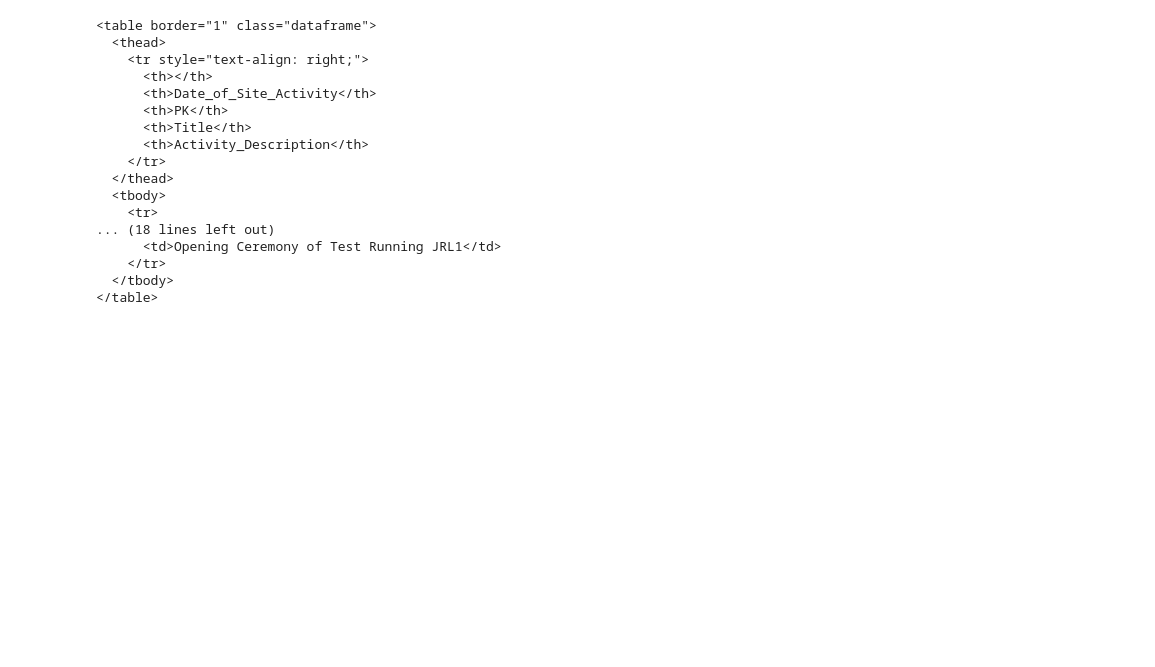
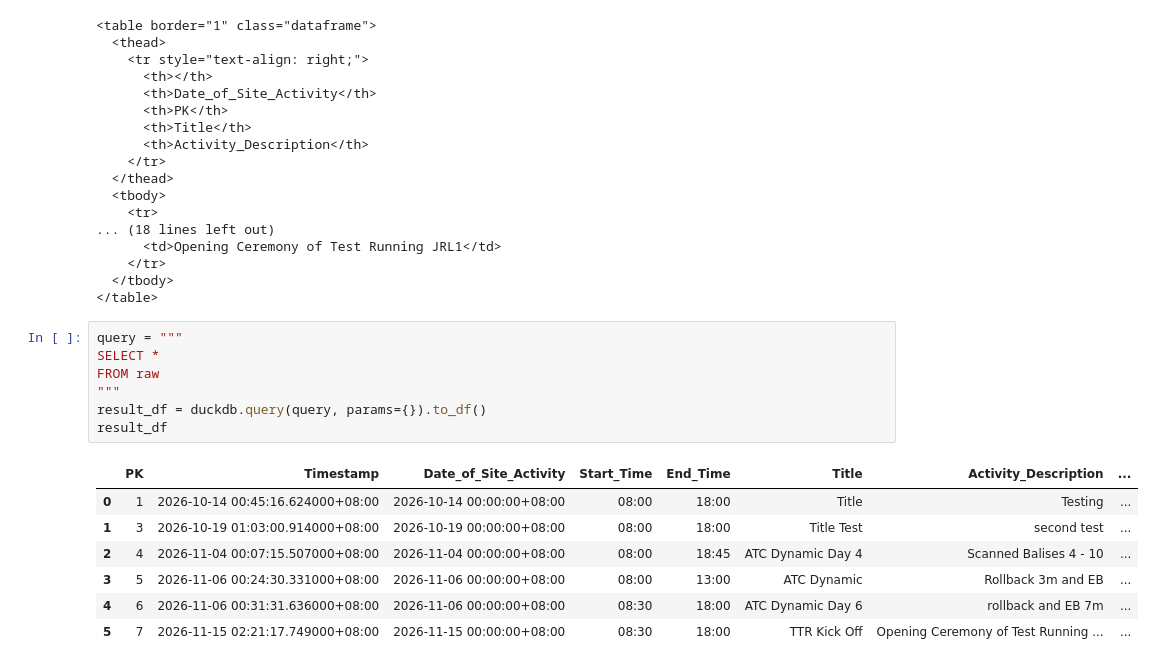
Before and after one commit to ernmin/site-activity, a Jupyter notebook: query.ipynb, the cells around one changed output. Cells and saved outputs as stored; diff of their text form; blank space fills up the shorter version.

Commit message:
Use Raw Table to populate Individual Site Activity Transpose table from rows to columns Update Readme for Google Cloud Service Account

```diff
--- a/query.ipynb
+++ b/query.ipynb
@@ -403,3 +403,18 @@ print(results_html)
     </tr>
   </tbody>
 </table>
+# %%
+query = """
+SELECT *
+FROM raw
+"""
+result_df = duckdb.query(query, params={}).to_df()
+result_df
+# %% [output]
+|  | PK | Timestamp | Date_of_Site_Activity | Start_Time | End_Time | Title | Activity_Description | ... |
+| 0 | 1 | 2026-10-14 00:45:16.624000+08:00 | 2026-10-14 00:00:00+08:00 | 08:00 | 18:00 | Title | Testing | ... |
+| 1 | 3 | 2026-10-19 01:03:00.914000+08:00 | 2026-10-19 00:00:00+08:00 | 08:00 | 18:00 | Title Test | second test | ... |
+| 2 | 4 | 2026-11-04 00:07:15.507000+08:00 | 2026-11-04 00:00:00+08:00 | 08:00 | 18:45 | ATC Dynamic Day 4 | Scanned Balises 4 - 10 | ... |
+| 3 | 5 | 2026-11-06 00:24:30.331000+08:00 | 2026-11-06 00:00:00+08:00 | 08:00 | 13:00 | ATC Dynamic | Rollback 3m and EB | ... |
+| 4 | 6 | 2026-11-06 00:31:31.636000+08:00 | 2026-11-06 00:00:00+08:00 | 08:30 | 18:00 | ATC Dynamic Day 6 | rollback and EB 7m | ... |
+| 5 | 7 | 2026-11-15 02:21:17.749000+08:00 | 2026-11-15 00:00:00+08:00 | 08:30 | 18:00 | TTR Kick Off | Opening Ceremony of Test Running ... | ... |
```
Also changed, not shown: parts of 2 cells of this notebook, 6 other files.
